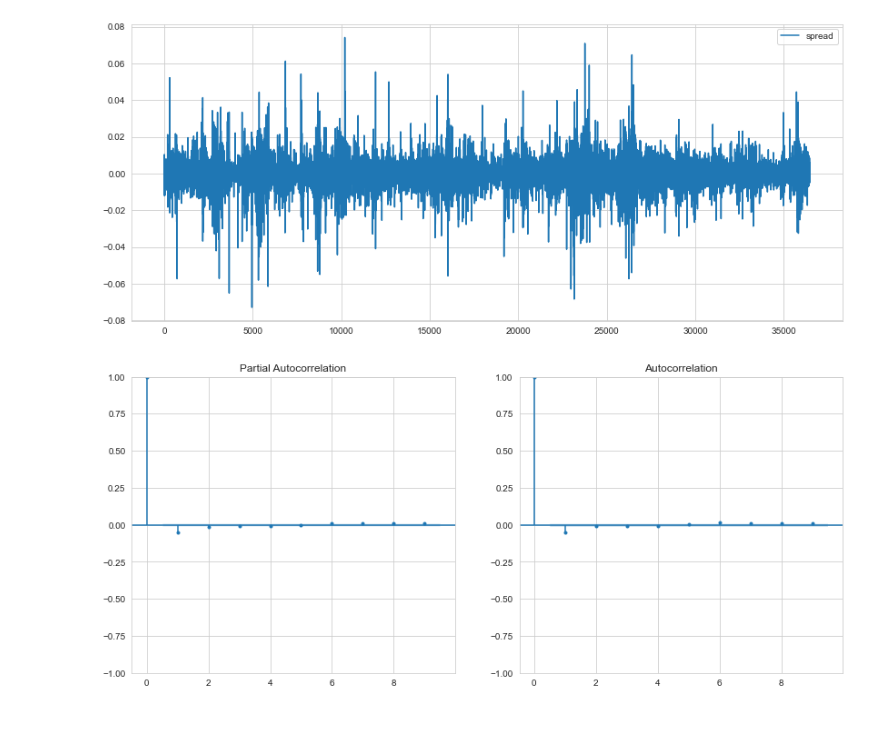
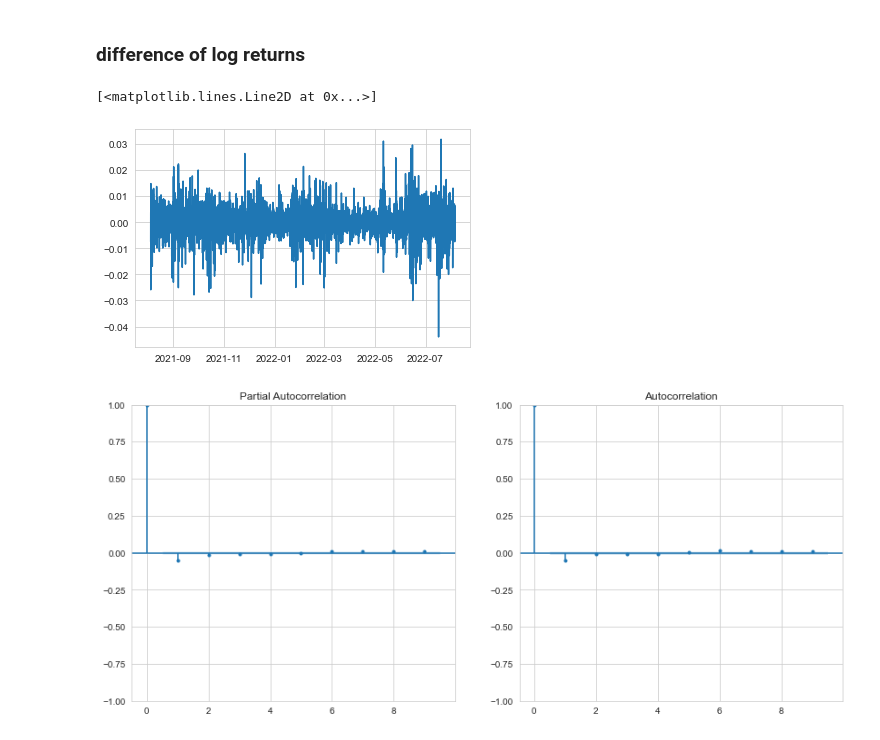
Before and after one commit to Tristan-C-13/modelling-non-stationary-time-series, a Jupyter notebook: random tests/pairs_trading.ipynb, the cells around one changed output. Drawn from its saved outputs; the diff is of its cells as text; code cells hidden in the pictures.

```diff
--- a/random tests/pairs_trading.ipynb
+++ b/random tests/pairs_trading.ipynb
@@ -24,0 +13,5 @@ prices_df = prices_df.sort_index(ascending=True)
+# %%
+data_df = yf.download('BTC-USD ETH-USD', period='1y', interval='1h')
+data_df = data_df['Close']
+
+data_df.head()
@@ -25,12 +46,16 @@ prices_df = prices_df.sort_index(ascending=True)
+# %% [markdown]
+### difference of log returns
 # %%
-time_series = np.log(1 + prices_df.pct_change()).dropna() # log returns
-time_series = (time_series['close_btc'] - time_series['close_eth']).to_numpy()
+log_returns_df = np.log(1 + data_df.pct_change())
+log_returns_df = log_returns_df.dropna()
 
-fig, ax = plt.subplots(figsize=(14, 6))
-ax.plot(time_series, label='spread')
-ax.legend();
+spread = log_returns_df['BTC-USD'] - log_returns_df['ETH-USD']
+
+fig, ax = plt.subplots()
+ax.plot(spread)
 # %% [output]
+[<matplotlib.lines.Line2D at 0x...>]
-[figure, old version]
+[figure, new version]
 # %%
 from statsmodels.graphics.tsaplots import plot_pacf, plot_acf
 
```
Also changed, not shown: parts of 9 cells of this notebook, 2 other files.
